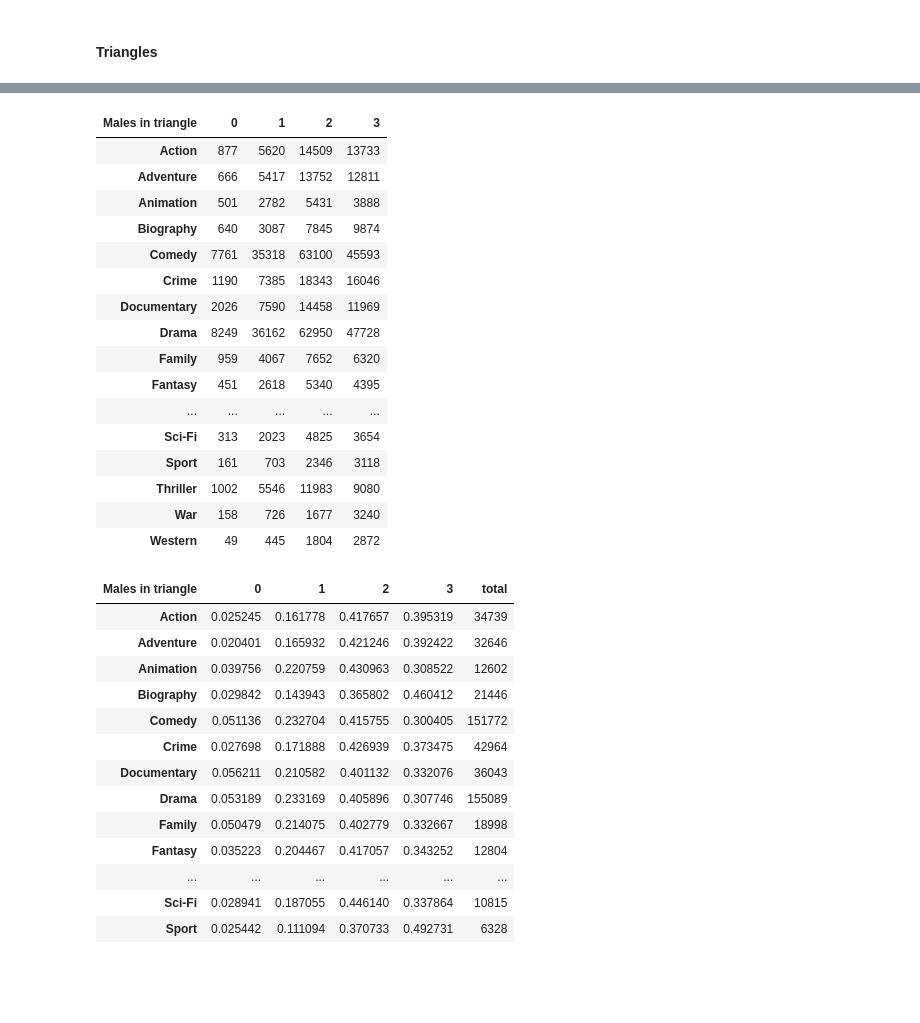
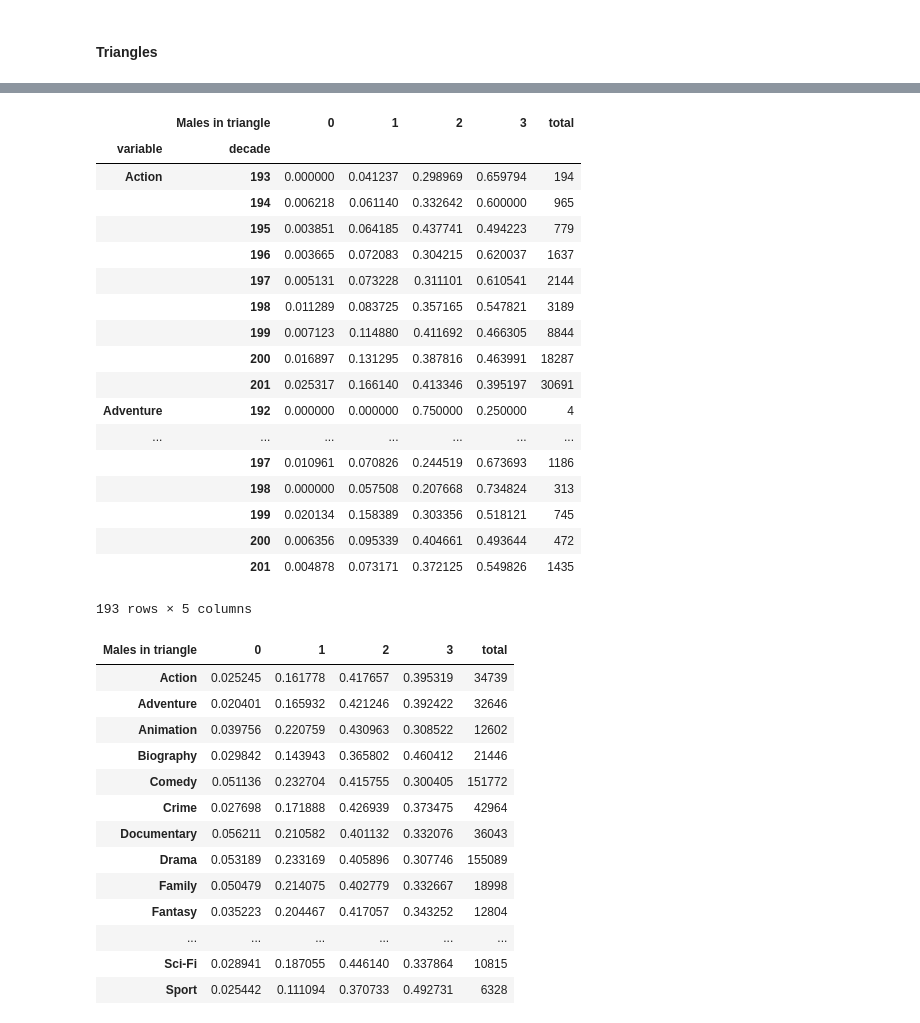
Before and after one commit to data4goodlab/subs2network, a Jupyter notebook: subs2graph/IMDB-Gender-Results.ipynb, the cells around one changed output, grey strips where cells are left out. Drawn from its saved outputs; the diff is of its cells as text; code cells hidden in the pictures; blank space fills up the shorter version.

```diff
--- a/subs2graph/IMDB-Gender-Results.ipynb
+++ b/subs2graph/IMDB-Gender-Results.ipynb
@@ -688,25 +753,35 @@ triangles_df = triangles_df.rename(columns={"sum":"Males in triangle"})
+# %%
+temp  = temp[temp["value"]!=0]
 # %%
-piv = pd.pivot_table(triangles_df,columns="Males in triangle", values=genres, aggfunc=np.sum)
+temp = pd.pivot_table(temp,columns="Males in triangle", index=[ "variable", "decade"], aggfunc=np.sum, fill_value=0)
-# %%
-piv
-# %% [output]
-| Males in triangle | 0 | 1 | 2 | 3 |
-| Action | 877 | 5620 | 14509 | 13733 |
-| Adventure | 666 | 5417 | 13752 | 12811 |
-| Animation | 501 | 2782 | 5431 | 3888 |
-| Biography | 640 | 3087 | 7845 | 9874 |
-| Comedy | 7761 | 35318 | 63100 | 45593 |
-| Crime | 1190 | 7385 | 18343 | 16046 |
-| Documentary | 2026 | 7590 | 14458 | 11969 |
-| Drama | 8249 | 36162 | 62950 | 47728 |
-| Family | 959 | 4067 | 7652 | 6320 |
-| Fantasy | 451 | 2618 | 5340 | 4395 |
-| ... | ... | ... | ... | ... |
-| Sci-Fi | 313 | 2023 | 4825 | 3654 |
-| Sport | 161 | 703 | 2346 | 3118 |
-| Thriller | 1002 | 5546 | 11983 | 9080 |
-| War | 158 | 726 | 1677 | 3240 |
-| Western | 49 | 445 | 1804 | 2872 |
+# %%
+temp = temp["value"]
+# %%
+temp["total"] = temp[0]+temp[1]+ temp[2]+ temp[3]
+for i in range(4):
+    temp[i] = temp[i]/temp["total"]
+# %%
+temp
+# %% [output]
+|  | Males in triangle | 0 | 1 | 2 | 3 | total |
+| variable | decade |  |  |  |  |  |
+| Action | 193 | 0.000000 | 0.041237 | 0.298969 | 0.659794 | 194 |
+|  | 194 | 0.006218 | 0.061140 | 0.332642 | 0.600000 | 965 |
+|  | 195 | 0.003851 | 0.064185 | 0.437741 | 0.494223 | 779 |
+|  | 196 | 0.003665 | 0.072083 | 0.304215 | 0.620037 | 1637 |
+|  | 197 | 0.005131 | 0.073228 | 0.311101 | 0.610541 | 2144 |
+|  | 198 | 0.011289 | 0.083725 | 0.357165 | 0.547821 | 3189 |
+|  | 199 | 0.007123 | 0.114880 | 0.411692 | 0.466305 | 8844 |
+|  | 200 | 0.016897 | 0.131295 | 0.387816 | 0.463991 | 18287 |
+|  | 201 | 0.025317 | 0.166140 | 0.413346 | 0.395197 | 30691 |
+| Adventure | 192 | 0.000000 | 0.000000 | 0.750000 | 0.250000 | 4 |
+| ... | ... | ... | ... | ... | ... | ... |
+|  | 197 | 0.010961 | 0.070826 | 0.244519 | 0.673693 | 1186 |
+|  | 198 | 0.000000 | 0.057508 | 0.207668 | 0.734824 | 313 |
+|  | 199 | 0.020134 | 0.158389 | 0.303356 | 0.518121 | 745 |
+|  | 200 | 0.006356 | 0.095339 | 0.404661 | 0.493644 | 472 |
+|  | 201 | 0.004878 | 0.073171 | 0.372125 | 0.549826 | 1435 |
+193 rows × 5 columns
 # %%
 piv["total"] = piv[0]+piv[1]+ piv[2]+ piv[3]
 # %%
```
Also changed, not shown: parts of 35 cells of this notebook, 4 other files.
